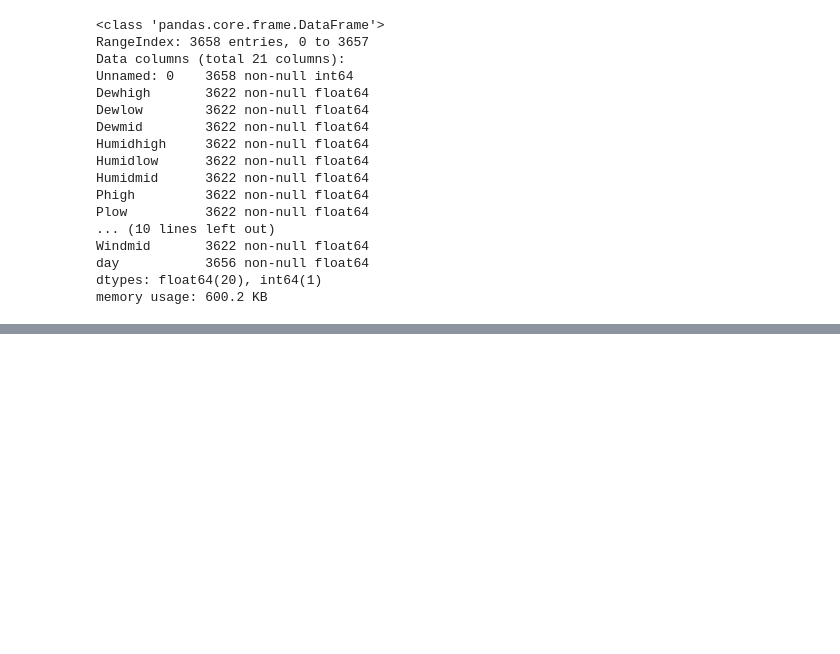
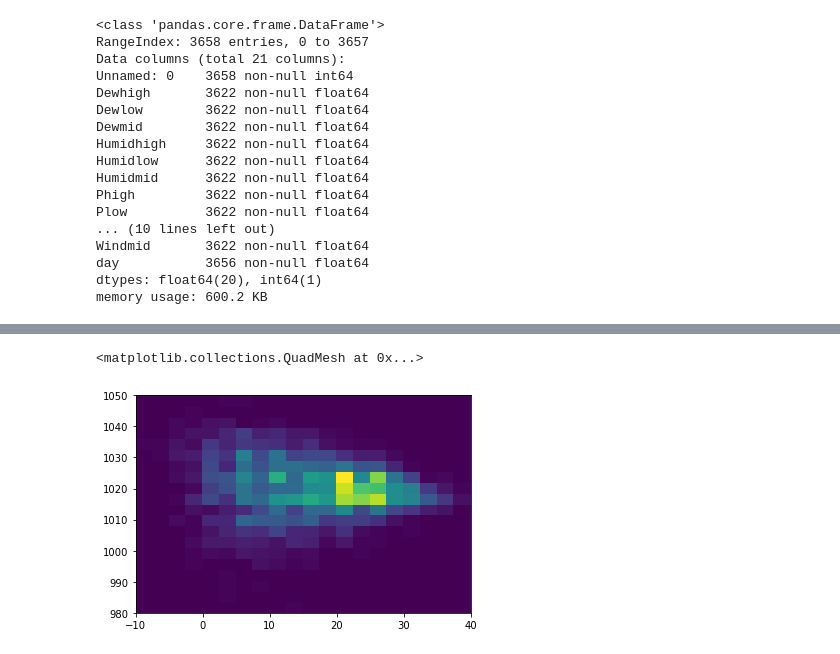
Before and after one commit to ghb5d73f4/weatherstudy, a Jupyter notebook: weathermap.ipynb, the cells around one changed output, grey strips where cells are left out. Saved outputs shown, nothing was run; the diff lists cells and outputs as text; code cells hidden in the pictures; blank space fills up the shorter version.

```diff
--- a/weathermap.ipynb
+++ b/weathermap.ipynb
@@ -34,0 +44,8 @@ df[['Thigh', 'Tmid', 'Tlow']].plot()
+# %%
+TvsP = np.histogram2d(df.Thigh, df.Phigh, range=[[-10, 40],[980, 1050]],
+                     bins=20)
+# %%
+plt.pcolormesh(TvsP[1], TvsP[2], TvsP[0].T)
+# %% [output]
+<matplotlib.collections.QuadMesh at 0x...>
+[figure, added]
```
Also changed, not shown: parts of 4 cells of this notebook, 1 other file.
